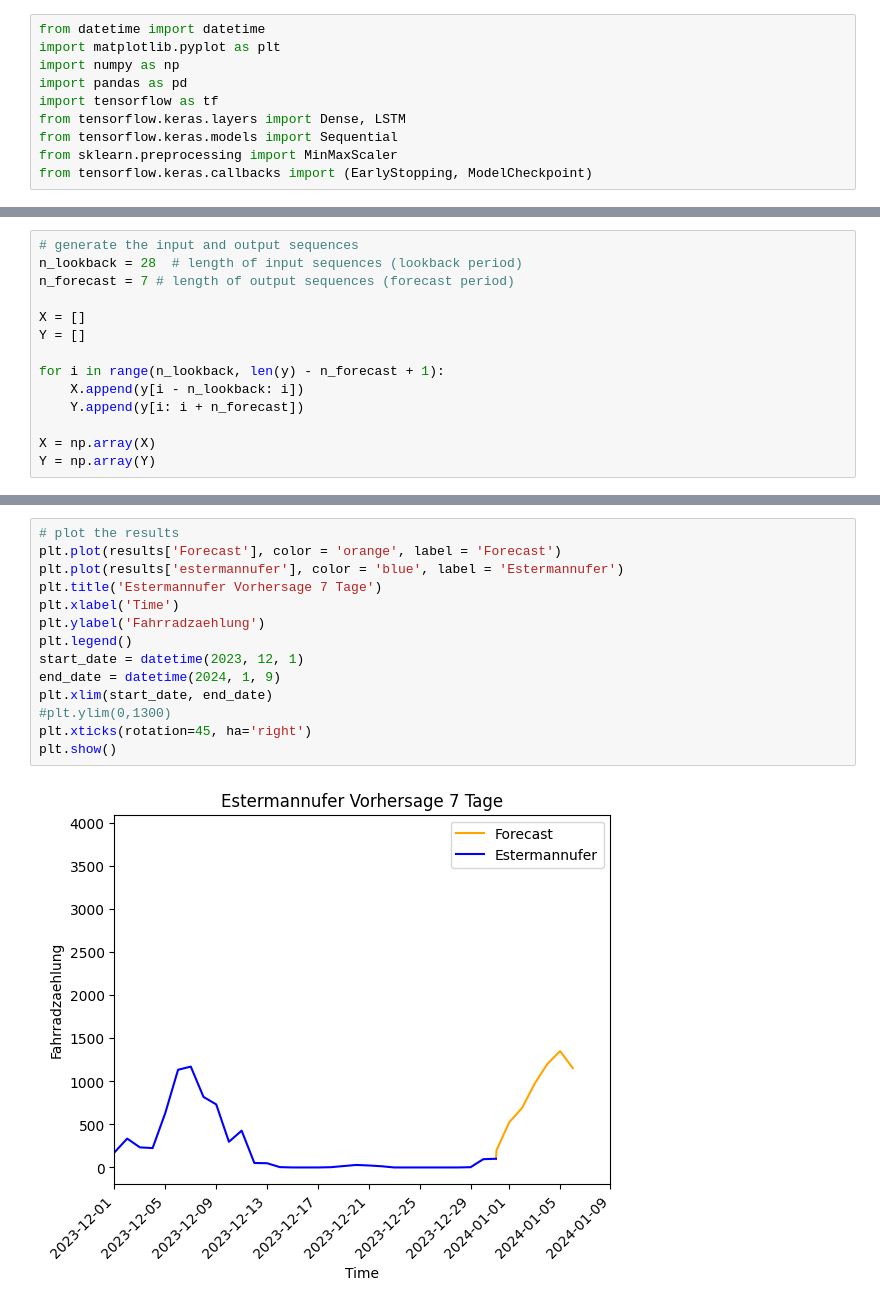
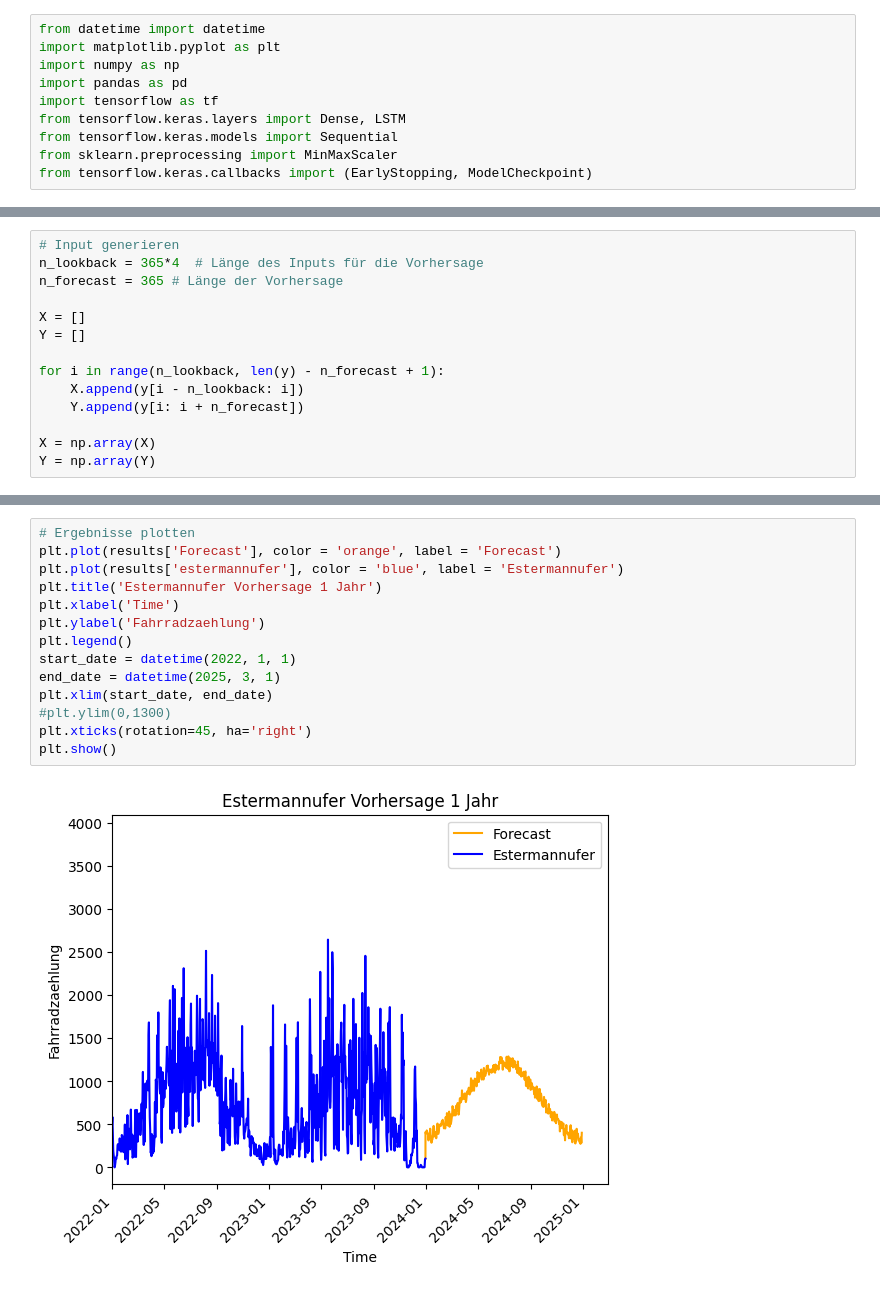
Before and after one commit to wooloflettuce/bonn-bike-count, a Jupyter notebook: Neuronales_Netz/forecast_estermannufer.ipynb, the cells around one changed output, grey strips where cells are left out. Saved outputs shown, nothing was run; the diff lists cells and outputs as text.

```diff
--- a/Neuronales_Netz/forecast_estermannufer.ipynb
+++ b/Neuronales_Netz/forecast_estermannufer.ipynb
@@ -31,9 +31,9 @@ scaler = MinMaxScaler(feature_range=(0, 1))
 scaler = scaler.fit(y)
 y = scaler.transform(y)
 # %%
-# generate the input and output sequences
-n_lookback = 28  # length of input sequences (lookback period)
-n_forecast = 7 # length of output sequences (forecast period)
+# Input generieren
+n_lookback = 365*4  # Länge des Inputs für die Vorhersage
+n_forecast = 365 # Länge der Vorhersage
 
 X = []
 Y = []
@@ -147,21 +151,21 @@ results.head()
 | 2016-01-19 | 151.0 | NaN |
 | 2016-01-20 | 141.0 | NaN |
 # %%
-# plot the results
+# Ergebnisse plotten
 plt.plot(results['Forecast'], color = 'orange', label = 'Forecast')
 plt.plot(results['estermannufer'], color = 'blue', label = 'Estermannufer')
-plt.title('Estermannufer Vorhersage 7 Tage')
+plt.title('Estermannufer Vorhersage 1 Jahr')
 plt.xlabel('Time')
 plt.ylabel('Fahrradzaehlung')
 plt.legend()
-start_date = datetime(2023, 12, 1)
-end_date = datetime(2024, 1, 9)
+start_date = datetime(2022, 1, 1)
+end_date = datetime(2025, 3, 1)
 plt.xlim(start_date, end_date)
 #plt.ylim(0,1300)
 plt.xticks(rotation=45, ha='right')
 plt.show()
 # %% [output]
-[figure, old version]
+[figure, new version]
 # %%
 plt.plot(ester.history['val_loss'])
 plt.plot(ester.history['mae'])
```
Also changed, not shown: parts of 9 cells of this notebook, 10 other files.
